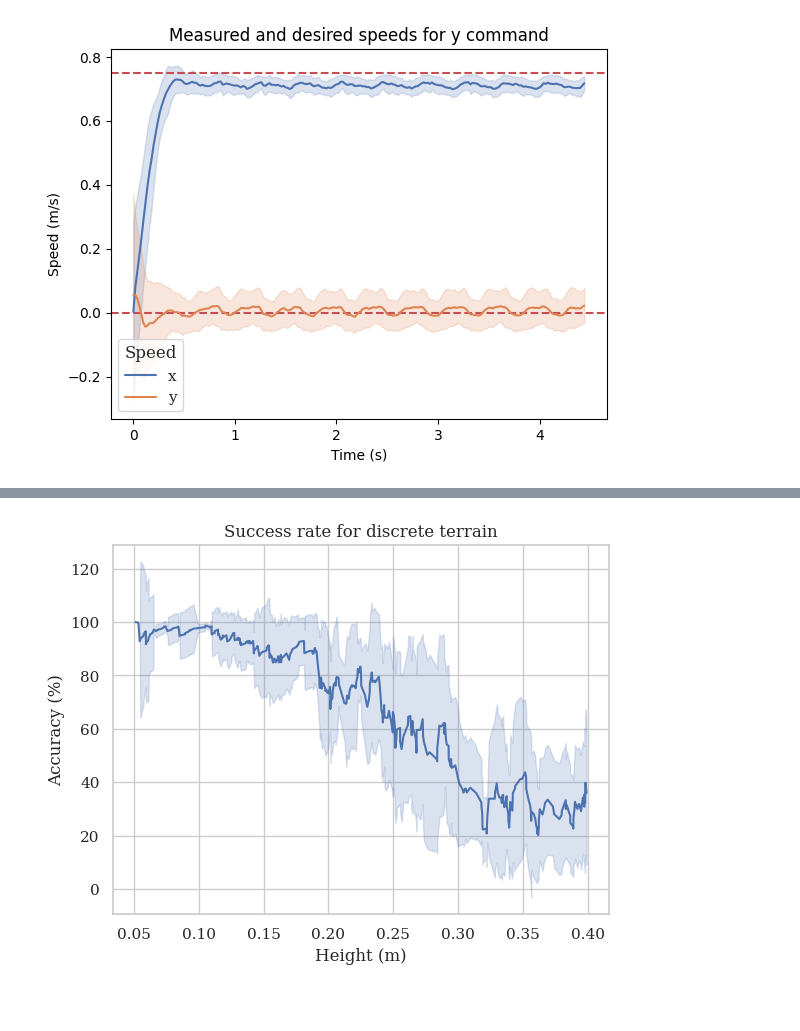
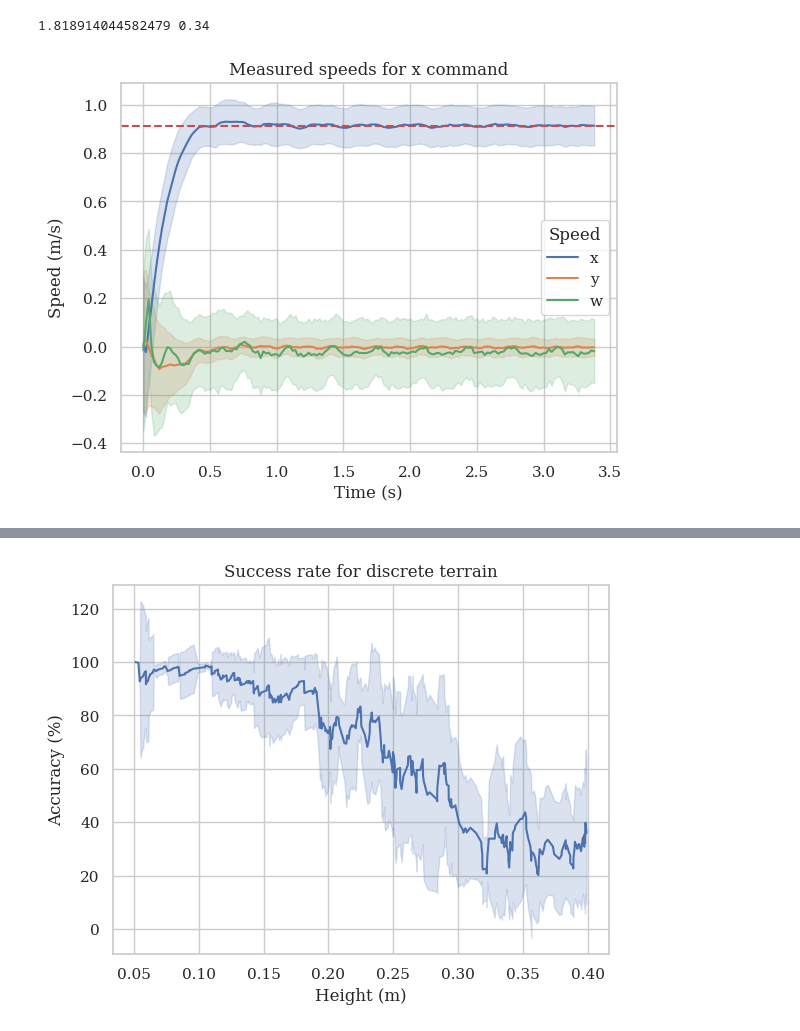
Before and after one commit to JansSolanoVega/legged_gym, a Jupyter notebook: legged_gym/scripts/analysis/plots.ipynb, the cells around one changed output, grey strips where cells are left out. Cells and saved outputs as stored; diff of their text form; code cells hidden in the pictures; blank space fills up the shorter version.

```diff
--- a/legged_gym/scripts/analysis/plots.ipynb
+++ b/legged_gym/scripts/analysis/plots.ipynb
@@ -30,6 +30,7 @@ def plot_error_lineplots(list_infos, xlabel="Freq", ylabel="Power", names=["Meta
   sns.set(style="whitegrid")
   sns.set_style({'font.family':'serif', 'font.serif':'Times New Roman'})
   sns.lineplot(x=xlabel, y=ylabel, data=combined_df, errorbar="sd", hue="Speed")
+  return combined_df.groupby([xlabel, 'Speed'], as_index=False)[ylabel].mean()
 
 def smooth(y, smooth_factor=0.6):
     smoothed_y = np.zeros_like(y)
@@ -54,21 +55,55 @@ def smoothing_plot(x, y, smooth_factor=0.6, window_size = 10, label=None):
     plot_color = line_plot.get_color()
     # Add SD shading
     plt.fill_between(x, smoothed_y - y_std, smoothed_y + y_std, color=plot_color, alpha=0.2)
-# %%
-#Measured speed
-fname = "plane-None-0.75-0.075-True"
-metric = "slope" if "slope" in fname else "height"
-with open(os.path.join(LEGGED_GYM_ROOT_DIR, 'legged_gym', 'scripts',fname+'.json'), 'r') as file:
-    data = json.load(file)[0]  # Load and parse the JSON file
-
-speed_x = data["vel_x"]
-speed_y = data["vel_y"]
-
-plt.figure()
-plt.axhline(y=float(fname.split("-")[-3]), color='r', linestyle='--')
-plt.axhline(y=0, color='r', linestyle='--')
-plt.title("Measured and desired speeds for y command")
-plot_error_lineplots([speed_x, speed_y], xlabel="Time (s)", ylabel="Speed (m/s)", names=["x", "y"])
-plt.show()
-# %% [output]
-[figure, removed]
+# %%
+import numpy as np
+
+def compute_overshoot_and_settling_time(times, speed, tolerance=0.05):
+    final_value = speed[-1]
+    max_value = np.max(speed)
+
+    # Overshoot
+    overshoot = ((max_value - final_value) / final_value) * 100 if final_value != 0 else 0
+
+    # Settling time: find the first time after which speed stays within the tolerance band
+    upper_bound = final_value * (1 + tolerance)
+    lower_bound = final_value * (1 - tolerance)
+
+    for i in range(len(speed)):
+        if np.all((speed[i:] >= lower_bound) & (speed[i:] <= upper_bound)):
+            settling_time = times[i]
+            break
+    else:
+        settling_time = np.nan  # never settles
+
+    return overshoot, settling_time
+
+
+#Measured speed
+fname = "plane-None-1-0-x"
+metric = "slope" if "slope" in fname else "height"
+
+def get_speed_xy(data, max_timesteps=500):
+    y = [np.array(item[f"vel_y"][0][:max_timesteps]) for item in data]
+    x = [np.array(item[f"vel_x"][0][:max_timesteps]) for item in data]
+    w = [np.array(item[f"vel_w"][0][:max_timesteps]) for item in data]
+    return x, y, w
+
+with open(os.path.join(LEGGED_GYM_ROOT_DIR, 'legged_gym', 'scripts',fname+'.json'), 'r') as file:
+    data = json.load(file)  # Load and parse the JSON file
+
+speed_x, speed_y, speed_w = get_speed_xy(data)
+
+plt.figure()
+plt.title(f"Measured speeds for {fname.split('-')[-1]} command")
+#plt.axhline(y=float(fname.split("-")[-3]), color='r', linestyle='--')
+#plt.axhline(y=0, color='r', linestyle='--')
+mean_values = plot_error_lineplots([speed_x, speed_y, speed_w], xlabel="Time (s)", ylabel="Speed (m/s)", names=["x", "y", "w"])
+mean_speed, times = mean_values[mean_values["Speed"]==fname.split('-')[-1]]["Speed (m/s)"].values, mean_values[mean_values["Speed"]==fname.split('-')[-1]]["Time (s)"].values
+overshoot, set_time = compute_overshoot_and_settling_time(times, mean_speed, tolerance=0.075)
+print(overshoot, set_time)
+plt.axhline(y=mean_speed[-1], color='r', linestyle='--')
+plt.show()
+# %% [output]
+1.818914044582479 0.34
+[figure, added]
```
Also changed, not shown: parts of 20 cells of this notebook, 4 other files.
